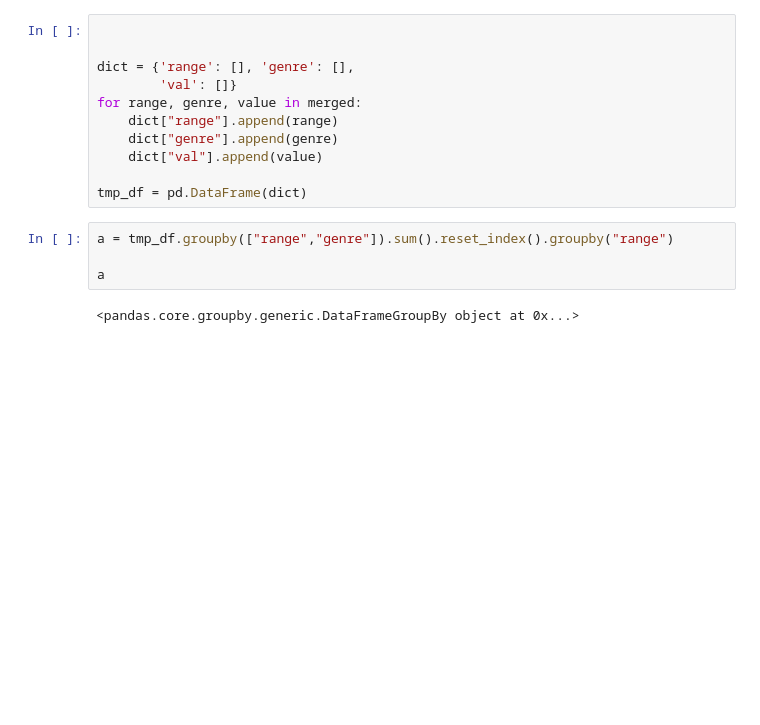
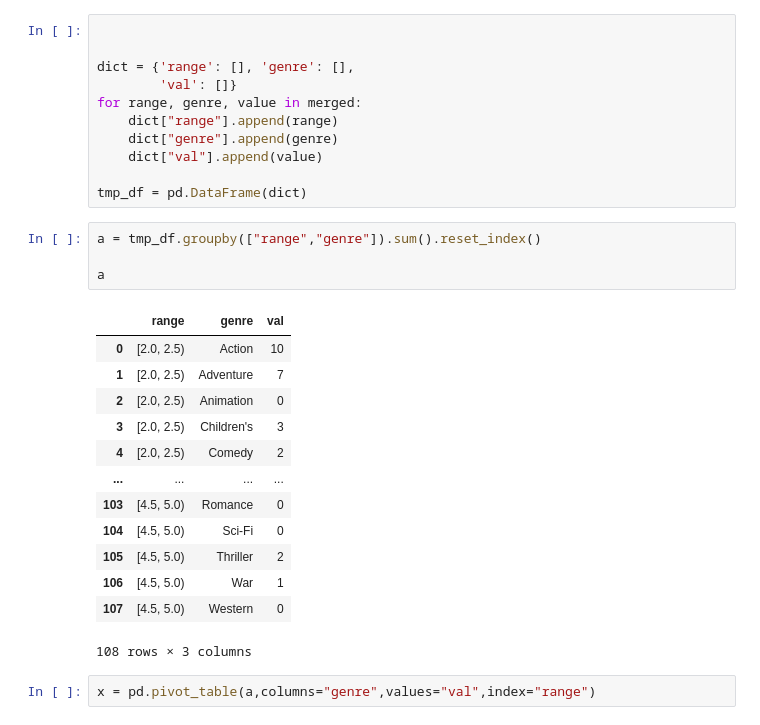
Before and after one commit to gorky22/BP-app, a Jupyter notebook: tmp.ipynb, the cells around one changed output. Drawn from its saved outputs; the diff is of its cells as text; blank space fills up the shorter version.

```diff
--- a/tmp.ipynb
+++ b/tmp.ipynb
@@ -99,8 +108,22 @@ for range, genre, value in merged:
 
 tmp_df = pd.DataFrame(dict)
 # %%
-a = tmp_df.groupby(["range","genre"]).sum().reset_index().groupby("range")
+a = tmp_df.groupby(["range","genre"]).sum().reset_index()
 
 a
 # %% [output]
+|  | range | genre | val |
+| 0 | [2.0, 2.5) | Action | 10 |
+| 1 | [2.0, 2.5) | Adventure | 7 |
+| 2 | [2.0, 2.5) | Animation | 0 |
+| 3 | [2.0, 2.5) | Children's | 3 |
+| 4 | [2.0, 2.5) | Comedy | 2 |
+| ... | ... | ... | ... |
+| 103 | [4.5, 5.0) | Romance | 0 |
+| 104 | [4.5, 5.0) | Sci-Fi | 0 |
+| 105 | [4.5, 5.0) | Thriller | 2 |
+| 106 | [4.5, 5.0) | War | 1 |
+| 107 | [4.5, 5.0) | Western | 0 |
-<pandas.core.groupby.generic.DataFrameGroupBy object at 0x...>
+108 rows × 3 columns
+# %%
+x = pd.pivot_table(a,columns="genre",values="val",index="range")
```
Also changed, not shown: parts of 8 cells of this notebook, 20 other files.
